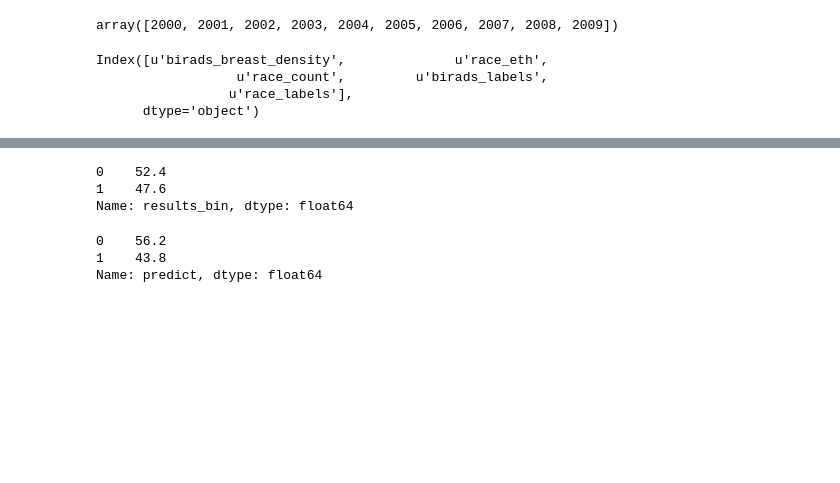
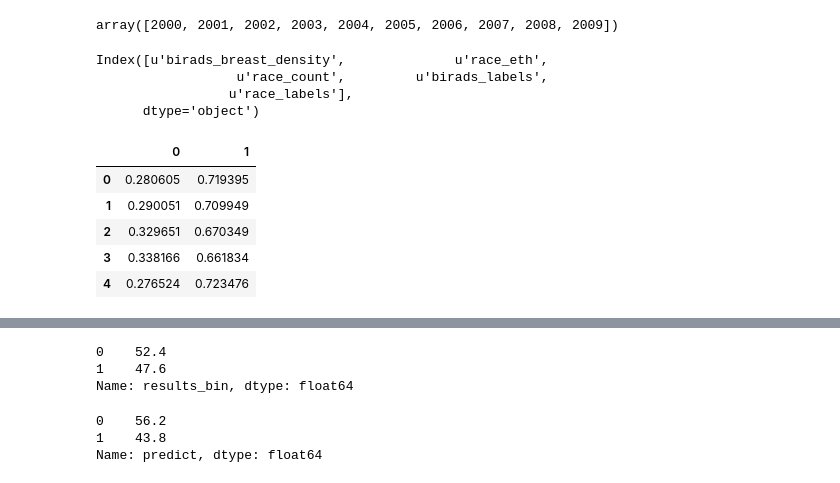
Before and after one commit to mariapichardo/GA-DSI, a Jupyter notebook: projects/projects-capstone/code/CAPSTONE_PARTIV_MP_clean.ipynb, the cells around one changed output, grey strips where cells are left out. Drawn from its saved outputs; the diff is of its cells as text; code cells hidden in the pictures; blank space fills up the shorter version.

```diff
--- a/projects/projects-capstone/code/CAPSTONE_PARTIV_MP_clean.ipynb
+++ b/projects/projects-capstone/code/CAPSTONE_PARTIV_MP_clean.ipynb
@@ -2825,0 +2840,9 @@ dff_test['prediction'] = see_unknown
+# %%
+B_unknown_prob.head()
+# %% [output]
+|  | 0 | 1 |
+| 0 | 0.280605 | 0.719395 |
+| 1 | 0.290051 | 0.709949 |
+| 2 | 0.329651 | 0.670349 |
+| 3 | 0.338166 | 0.661834 |
+| 4 | 0.276524 | 0.723476 |
```
Also changed, not shown: parts of 66 cells of this notebook, 16 other files.
